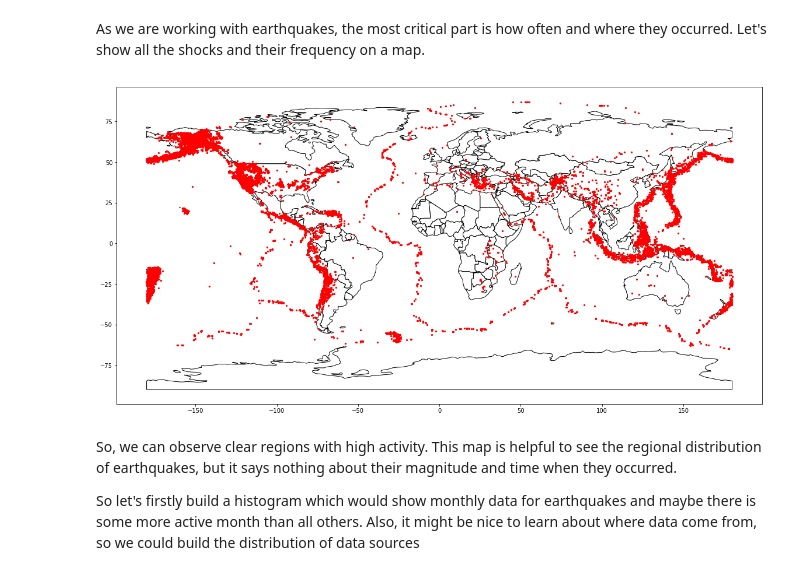
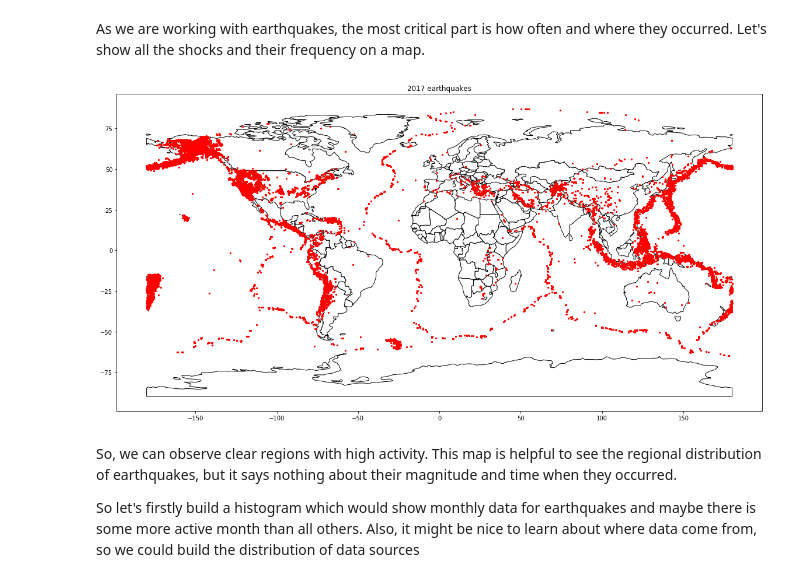
Before and after one commit to andrew-from-lviv/earthquakes-visualization, a Jupyter notebook: plt.ipynb, the cells around one changed output. Drawn from its saved outputs; the diff is of its cells as text; code cells hidden in the pictures.

```diff
--- a/plt.ipynb
+++ b/plt.ipynb
@@ -52,29 +52,30 @@ As we are working with earthquakes, the most critical part is how often and wher
 # %%
 import geopandas as gpd
 import numpy as np
 from scipy import ndimage
 
 import matplotlib.pylab as pylab
 import matplotlib.pyplot as plt
 
 from geopandas import GeoDataFrame
 from shapely.geometry import Point
 
 world = gpd.read_file(gpd.datasets.get_path('naturalearth_lowres'))
 # world.plot()
 
 geometry = [Point(xy) for xy in zip(df.longitude, df.latitude)]
 geo_df = df.drop(['latitude', 'longitude'], axis=1)
 qgdf = GeoDataFrame(df, crs=geo_df, geometry=geometry)
 # gdf.plot()
 fig, ax = plt.subplots(figsize=(20, 10))
 ax.set_aspect('equal')
 world.plot(ax=ax, color='white', edgecolor='black')
 qgdf.plot(ax=ax, marker='o', color='red', markersize=5)
+plt.title('2017 earthquakes')
 
 plt.show();
 # %% [output]
-[figure, old version]
+[figure, new version]
 # %% [markdown]
 So, we can observe clear regions with high activity. This map is helpful to see the regional distribution of earthquakes, but it says nothing about their magnitude and time when they occurred.
 
```
Also changed, not shown: parts of 12 cells of this notebook, 1 other file.
